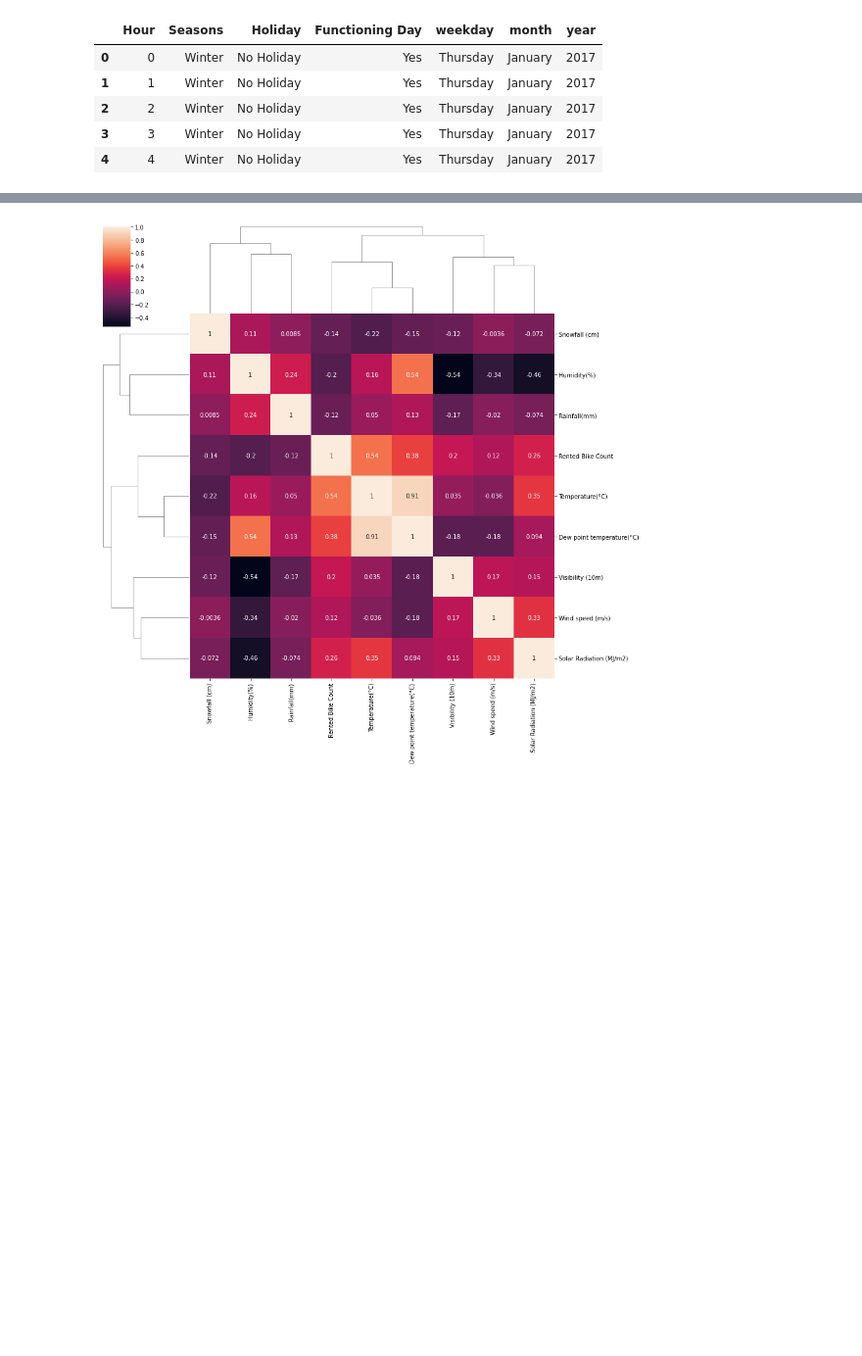
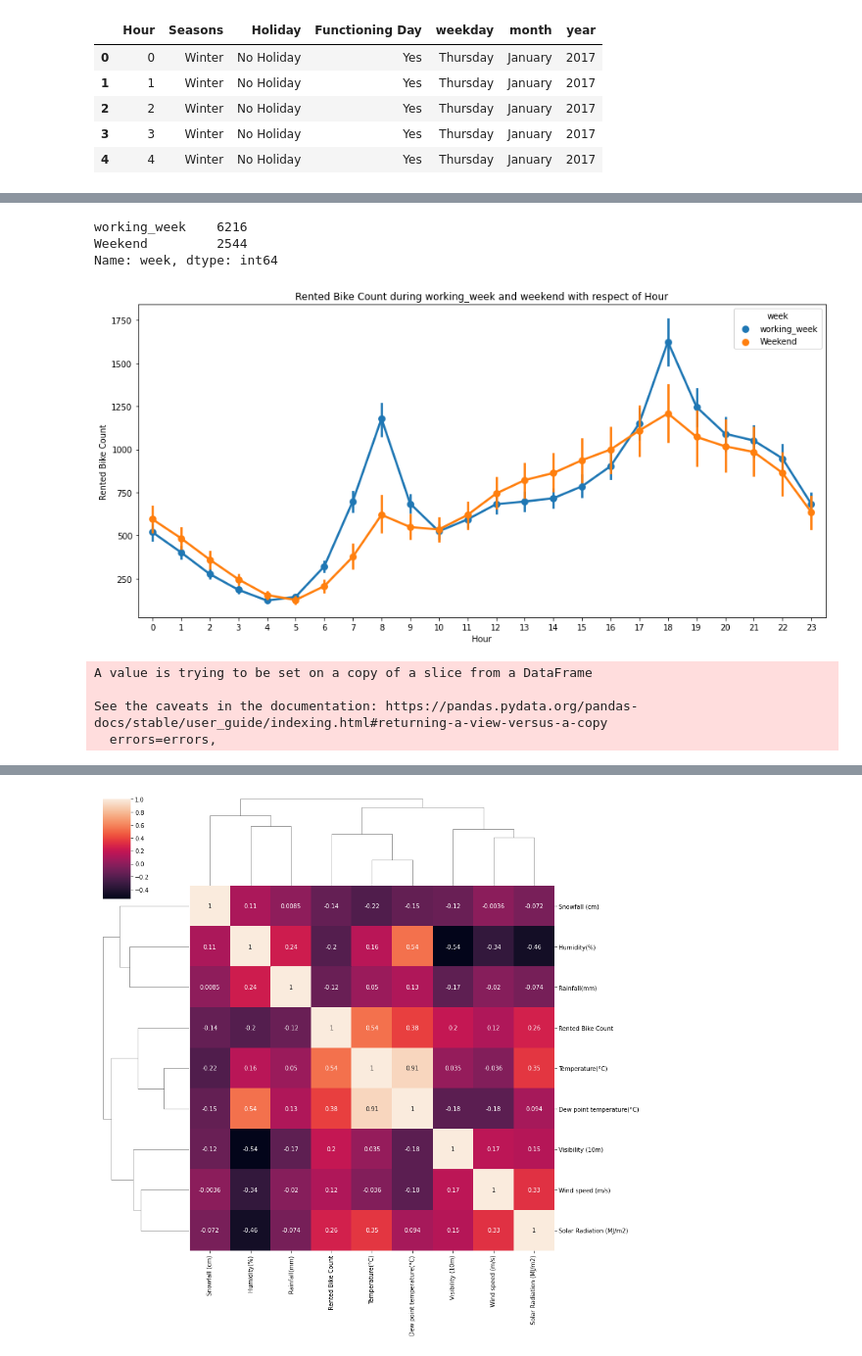
Before and after one commit to DSJibran/Seoul-Bike-Sharing-Demand-Prediction, a Jupyter notebook: Seoul_Bike_Sharing_Demand_Prediction.ipynb, the cells around one changed output, grey strips where cells are left out. Shown at 98% size. Cells and saved outputs as stored; diff of their text form; code cells hidden in the pictures; blank space fills up the shorter version.

```diff
--- a/Seoul_Bike_Sharing_Demand_Prediction.ipynb
+++ b/Seoul_Bike_Sharing_Demand_Prediction.ipynb
@@ -303,0 +259,24 @@ sns.boxplot(numeric_features['Snowfall (cm)'])
+# %%
+# Converting days of weeks in Two variable from Monaday to Friday in Weekdays and Saturday and Sunday to Weekend
+
+df['week'] = df['weekday'].apply(lambda x:'Weekend'  if x=='Saturday' or  x== 'Sunday' else 'working_week')
+# %%
+df.week.value_counts()
+# %% [output]
+working_week    6216
+Weekend         2544
+Name: week, dtype: int64
+# %%
+plt.figure(figsize=(15,7))
+sns.pointplot(x=df["Hour"],y=df['Rented Bike Count'],hue=df['week'])
+plt.title("Rented Bike Count during working_week and weekend with respect of Hour");
+# %% [output]
+[figure, added]
+# %%
+df.drop(columns=['weekday'], inplace=True)
+categorical_features.drop(columns=['weekday'], inplace=True)
+# %% [output]
+A value is trying to be set on a copy of a slice from a DataFrame
+
+See the caveats in the documentation: https://pandas.pydata.org/pandas-docs/stable/user_guide/indexing.html#returning-a-view-versus-a-copy
+  errors=errors,
```
Also changed, not shown: parts of 31 cells of this notebook.
